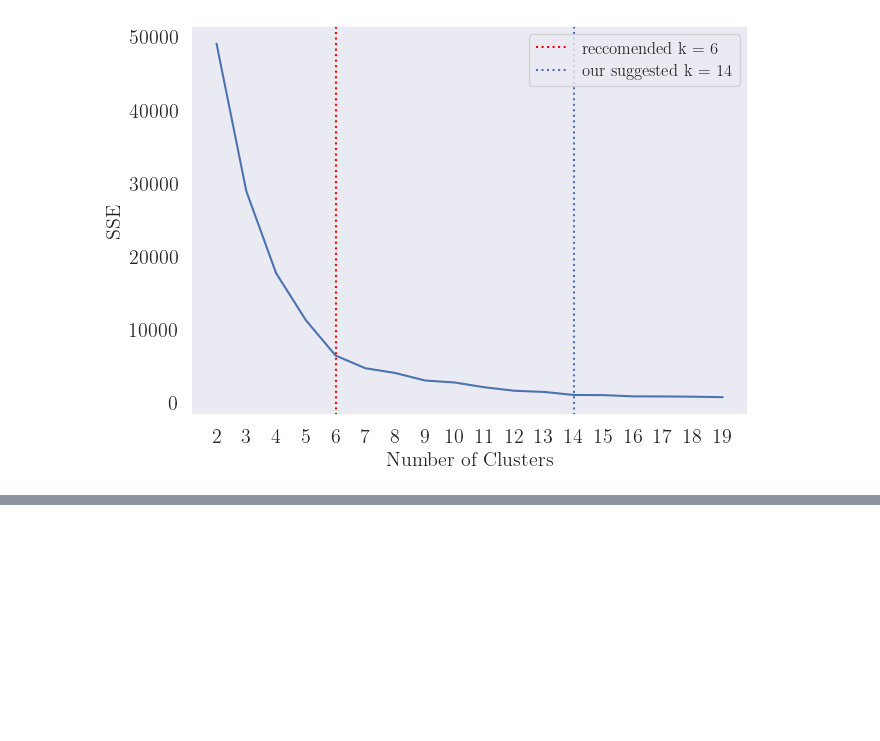
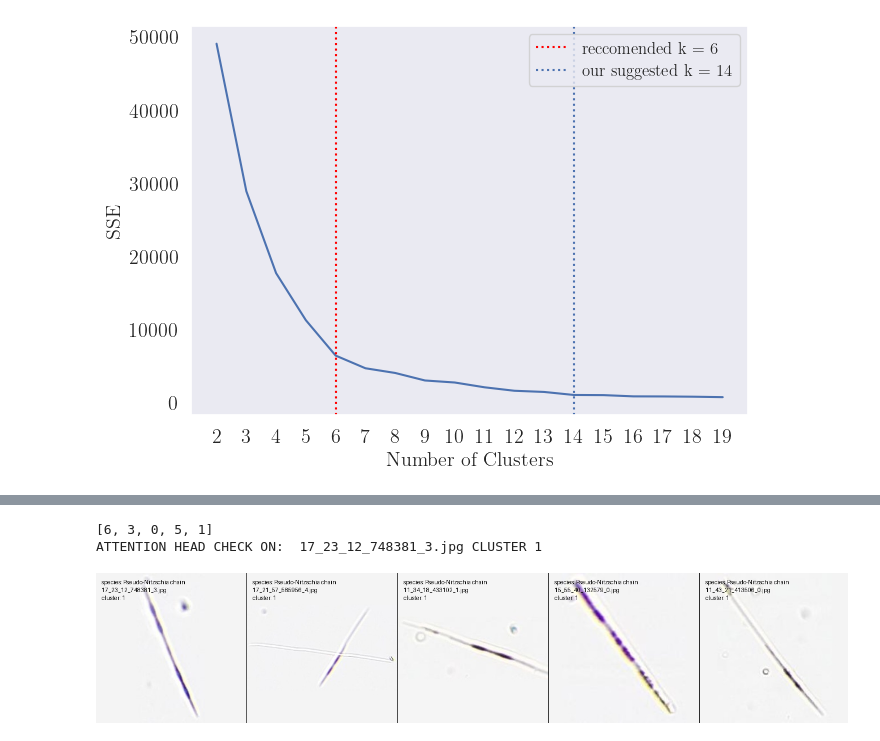
Before and after one commit to evengar/FYS-STK4155-Project3, a Jupyter notebook: examples/tests_eb/structure_tests.ipynb, the cells around one changed output, grey strips where cells are left out. Saved outputs shown, nothing was run; the diff lists cells and outputs as text; code cells hidden in the pictures; blank space fills up the shorter version.

```diff
--- a/examples/tests_eb/structure_tests.ipynb
+++ b/examples/tests_eb/structure_tests.ipynb
@@ -265,0 +336,41 @@ recommended k = 6
+# %%
+directory = '../../data/padded_plancton/' + pn + "/"
+misclusters = psn_te.loc[pn].query('kmean_cluster == 1')
+# %%
+def random_example_from_cluster(df, cluster, directory, cols = 10, cluster_colname = 'kmean_cluster', filename_colname = 'filename'):
+    """
+    made 16.07.2024, adapted 27.11.2024
+    author: ellenbet
+    """
+    count = 0
+    selected_data = df
+    rand_index = random.sample(range(len(selected_data)), cols)
+    print(rand_index)
+    for i in rand_index:
+        jpg = selected_data.index[i].replace('txt', 'jpg')
+        img = Image.open(directory + "/" + jpg)
+        draw = ImageDraw.Draw(img)
+        jpg_txt = f"species: {directory.split("/")[-2]}\n" + jpg + "\ncluster: " + str(cluster)
+        draw.text((10, 10), jpg_txt, fill = 'black')
+        if count == 0:
+            print("ATTENTION HEAD CHECK ON: ", jpg, f"CLUSTER {cluster}")
+            picture_chain = Image.new('RGB', (img.width * cols+count*cols, img.height))
+            picture_chain.paste(img, (0, 0))
+        else:
+            picture_chain.paste(img, (count+img.width*count, 0))
+        count += 1
+    return picture_chain
+# %%
+directory = '../../data/padded_plancton/' + pn + "/"
+misclusters = psn_te.loc[pn].query('kmean_cluster == 1')
+
+random_example_from_cluster(
+    df = misclusters,
+    cluster = 1,
+    cols = 5,
+    directory = directory
+)
+# %% [output]
+[6, 3, 0, 5, 1]
+ATTENTION HEAD CHECK ON:  17_23_12_748381_3.jpg CLUSTER 1
+[figure, added]
```
Also changed, not shown: parts of 6 cells of this notebook, 3 other files.
